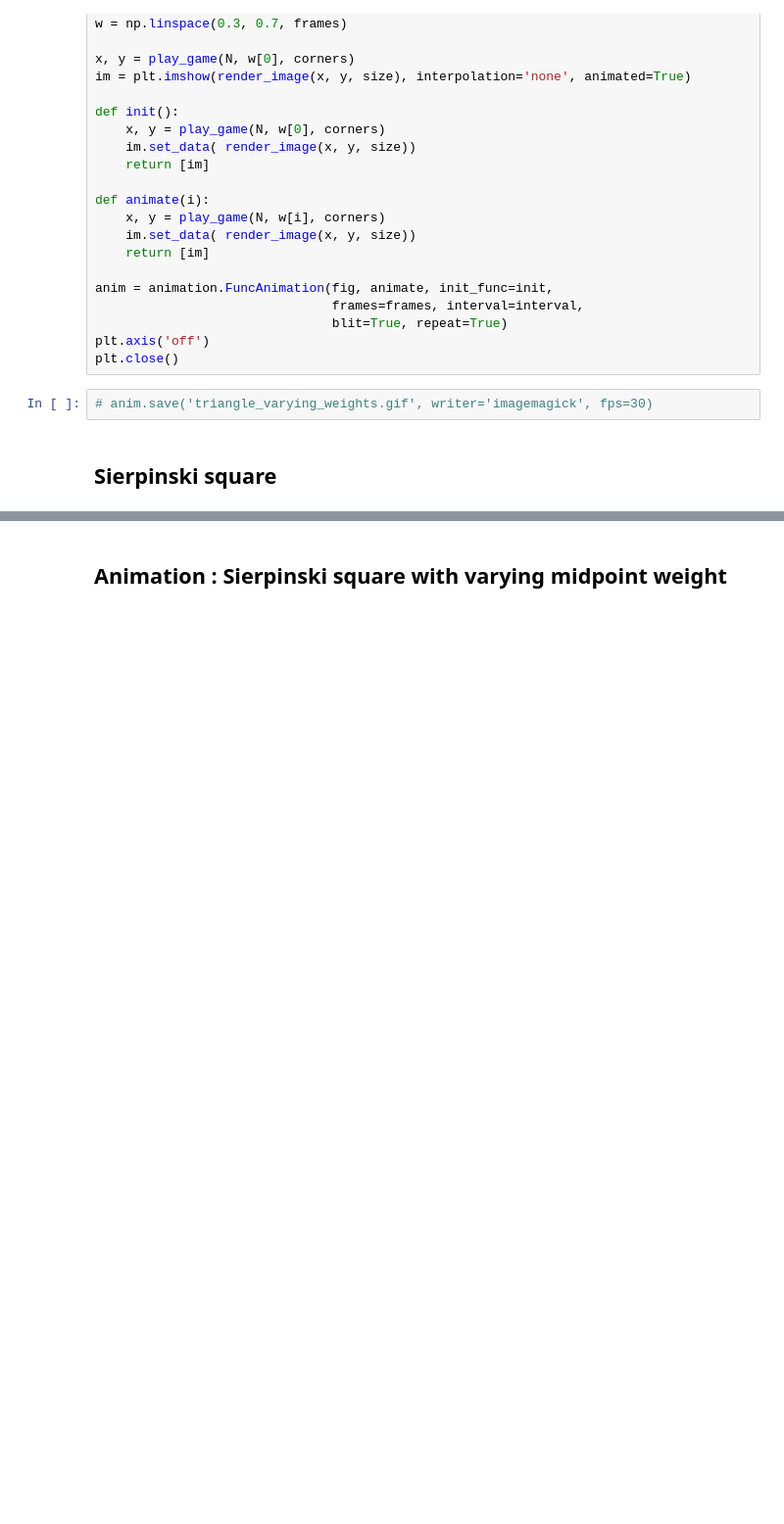
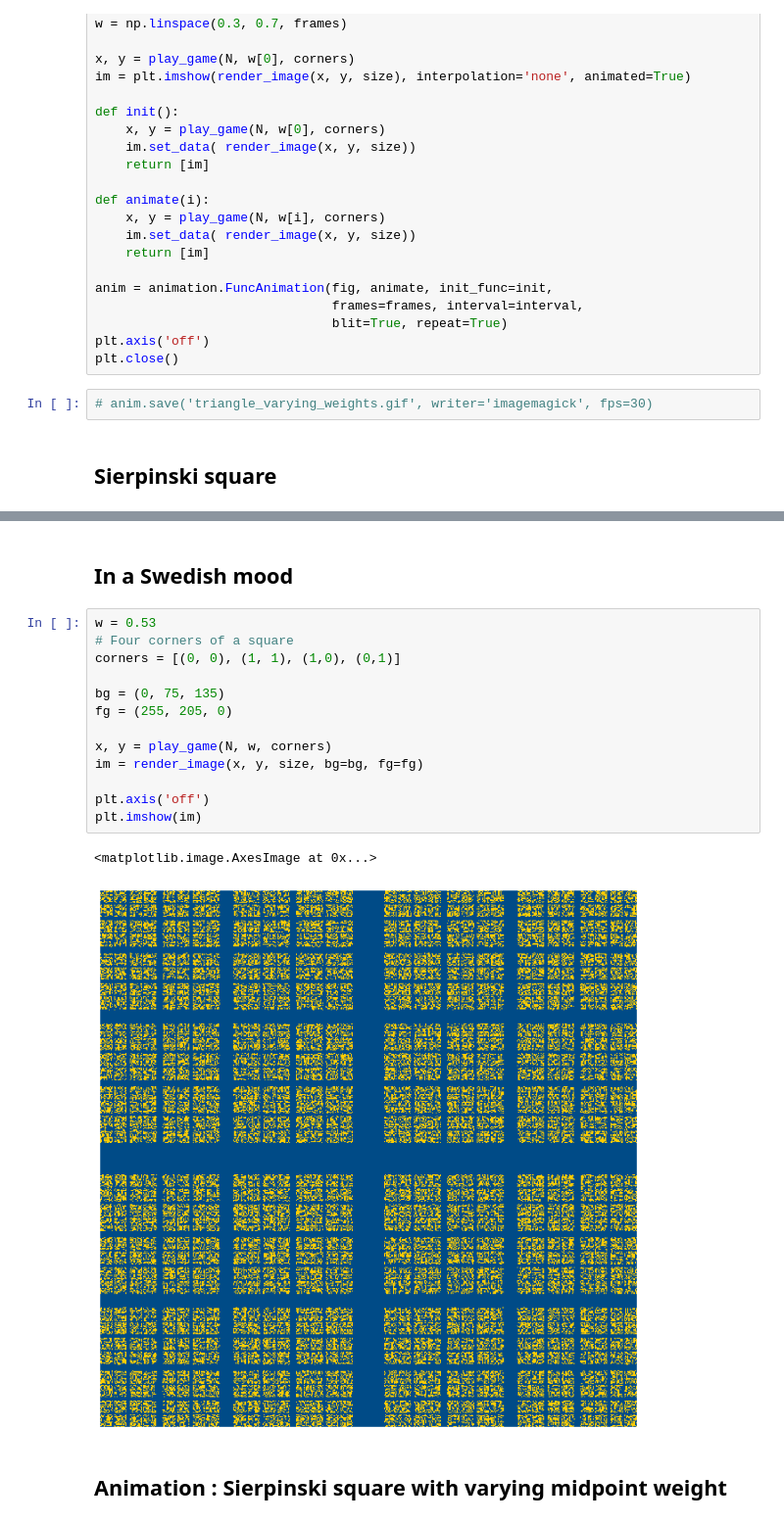
Before and after one commit to sauxpa/Fractal, a Jupyter notebook: chaos_game/chaos_game.ipynb, the cells around one changed output, grey strips where cells are left out. Shown at 98% size. Saved outputs shown, nothing was run; the diff lists cells and outputs as text; blank space fills up the shorter version.

Commit message:
add bg and fg color + example on swedish flag

```diff
--- a/chaos_game/chaos_game.ipynb
+++ b/chaos_game/chaos_game.ipynb
@@ -89,3 +90,21 @@ plt.imshow(im)
+# %% [markdown]
+## In a Swedish mood
+# %%
+w = 0.53
+# Four corners of a square
+corners = [(0, 0), (1, 1), (1,0), (0,1)]
+
+bg = (0, 75, 135)
+fg = (255, 205, 0)
+
+x, y = play_game(N, w, corners)
+im = render_image(x, y, size, bg=bg, fg=fg)
+
+plt.axis('off')
+plt.imshow(im)
+# %% [output]
+<matplotlib.image.AxesImage at 0x...>
+[figure, added]
 # %% [markdown]
 ## Animation : Sierpinski square with varying midpoint weight
 # %%
```
Also changed, not shown: parts of 12 cells of this notebook, 2 other files.
